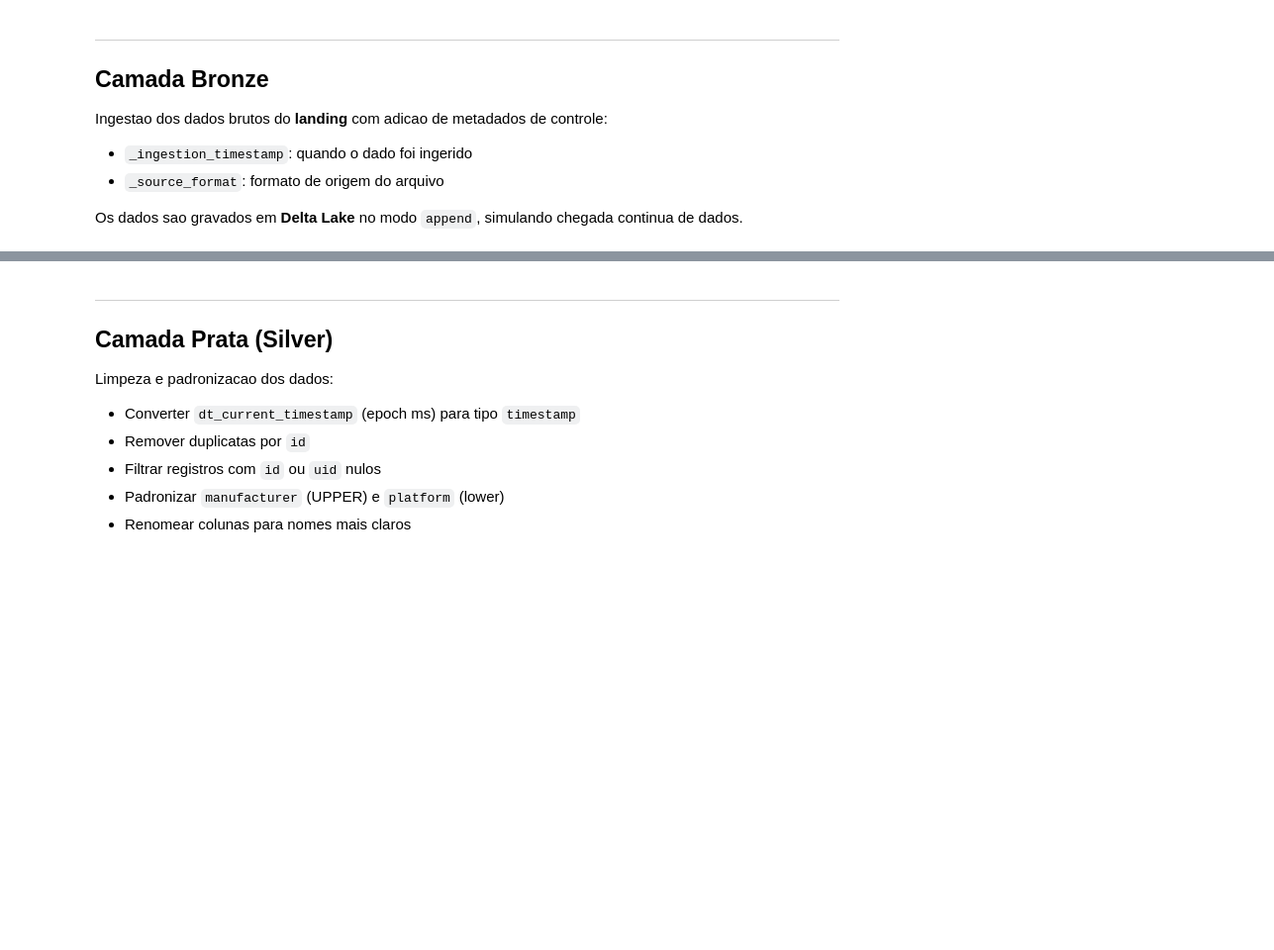
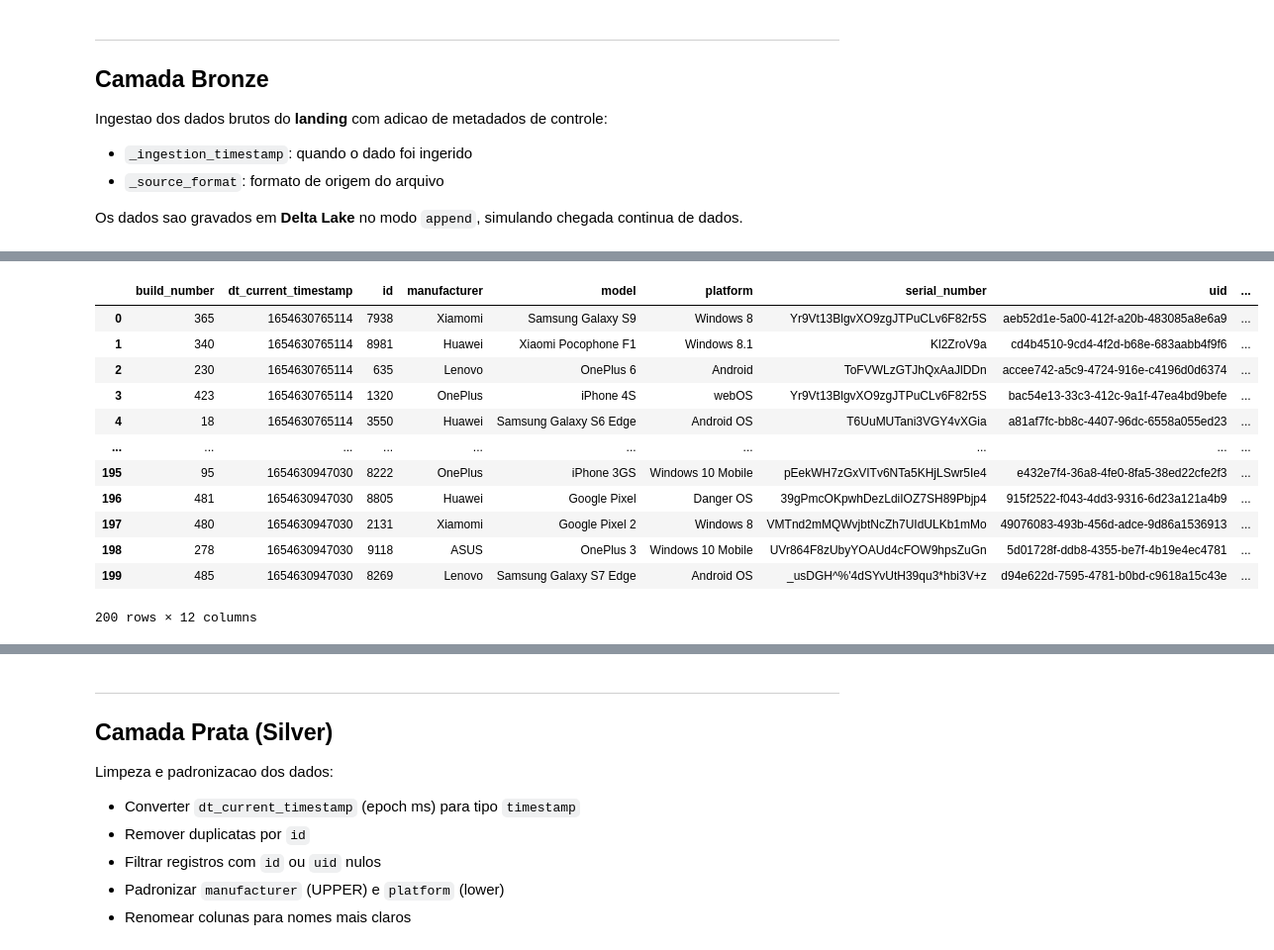
Before and after one commit to nobruster/stack_spark, a Jupyter notebook: work/medallion-pipeline.ipynb, the cells around one changed output, grey strips where cells are left out. Shown at 99% size. Cells and saved outputs as stored; diff of their text form; code cells hidden in the pictures; blank space fills up the shorter version.

```diff
--- a/work/medallion-pipeline.ipynb
+++ b/work/medallion-pipeline.ipynb
@@ -79,3 +176,23 @@ Bronze gravado em s3a://bronze/device/raw
+# %%
+(spark.read
+     .format("delta")
+     .option("versionAsOf", 1)
+     .load('s3a://bronze/device/raw')
+).toPandas()
+# %% [output]
+|  | build_number | dt_current_timestamp | id | manufacturer | model | platform | serial_number | uid | ... |
+| 0 | 365 | 1654630765114 | 7938 | Xiamomi | Samsung Galaxy S9 | Windows 8 | Yr9Vt13BlgvXO9zgJTPuCLv6F82r5S | aeb52d1e-5a00-412f-a20b-483085a8e6a9 | ... |
+| 1 | 340 | 1654630765114 | 8981 | Huawei | Xiaomi Pocophone F1 | Windows 8.1 | Kl2ZroV9a | cd4b4510-9cd4-4f2d-b68e-683aabb4f9f6 | ... |
+| 2 | 230 | 1654630765114 | 635 | Lenovo | OnePlus 6 | Android | ToFVWLzGTJhQxAaJlDDn | accee742-a5c9-4724-916e-c4196d0d6374 | ... |
+| 3 | 423 | 1654630765114 | 1320 | OnePlus | iPhone 4S | webOS | Yr9Vt13BlgvXO9zgJTPuCLv6F82r5S | bac54e13-33c3-412c-9a1f-47ea4bd9befe | ... |
+| 4 | 18 | 1654630765114 | 3550 | Huawei | Samsung Galaxy S6 Edge | Android OS | T6UuMUTani3VGY4vXGia | a81af7fc-bb8c-4407-96dc-6558a055ed23 | ... |
+| ... | ... | ... | ... | ... | ... | ... | ... | ... | ... |
+| 195 | 95 | 1654630947030 | 8222 | OnePlus | iPhone 3GS | Windows 10 Mobile | pEekWH7zGxVITv6NTa5KHjLSwr5Ie4 | e432e7f4-36a8-4fe0-8fa5-38ed22cfe2f3 | ... |
+| 196 | 481 | 1654630947030 | 8805 | Huawei | Google Pixel | Danger OS | 39gPmcOKpwhDezLdiIOZ7SH89Pbjp4 | 915f2522-f043-4dd3-9316-6d23a121a4b9 | ... |
+| 197 | 480 | 1654630947030 | 2131 | Xiamomi | Google Pixel 2 | Windows 8 | VMTnd2mMQWvjbtNcZh7UIdULKb1mMo | 49076083-493b-456d-adce-9d86a1536913 | ... |
+| 198 | 278 | 1654630947030 | 9118 | ASUS | OnePlus 3 | Windows 10 Mobile | UVr864F8zUbyYOAUd4cFOW9hpsZuGn | 5d01728f-ddb8-4355-be7f-4b19e4ec4781 | ... |
+| 199 | 485 | 1654630947030 | 8269 | Lenovo | Samsung Galaxy S7 Edge | Android OS | _usDGH^%'4dSYvUtH39qu3*hbi3V+z | d94e622d-7595-4781-b0bd-c9618a15c43e | ... |
+200 rows × 12 columns
 # %%
 # Validacao Bronze
 df_bronze_check = spark.read.format("delta").load(BRONZE_PATH)
```
Also changed, not shown: parts of 18 cells of this notebook, 20 other files.
